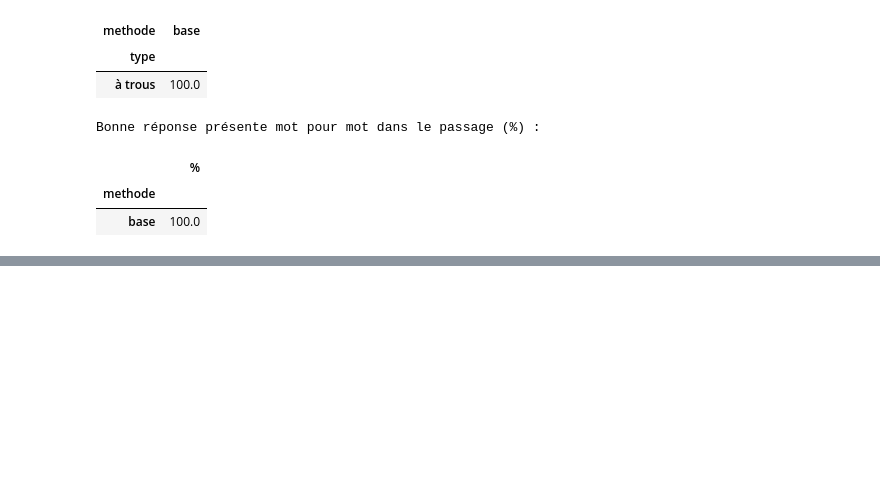
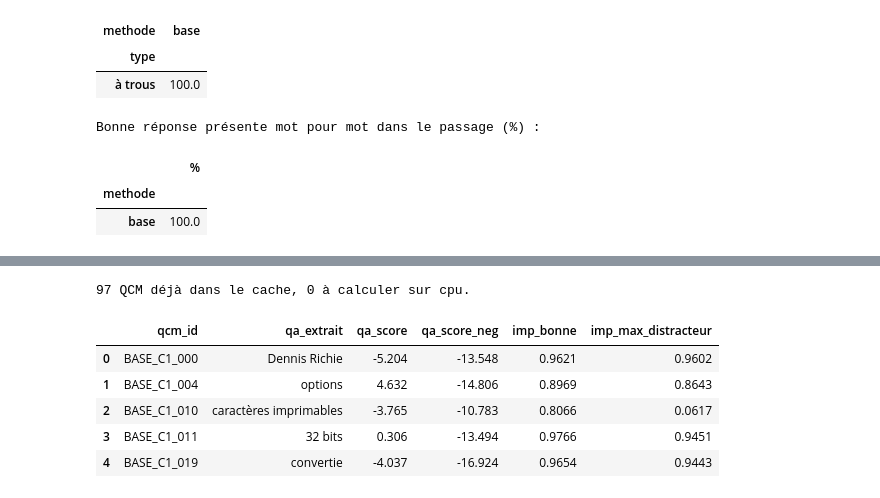
Before and after one commit to doaemalak/G-n-ration-de-QCM-avec-validation-automatique, a Jupyter notebook: notebooks/QCM_generation_validation.ipynb, the cells around one changed output, grey strips where cells are left out. Cells and saved outputs as stored; diff of their text form; code cells hidden in the pictures; blank space fills up the shorter version.

```diff
--- a/notebooks/QCM_generation_validation.ipynb
+++ b/notebooks/QCM_generation_validation.ipynb
@@ -1218,0 +1558,51 @@ Bonne réponse présente mot pour mot dans le passage (%) :
+# %%
+import time
+CACHE_VAL = CONFIG["qcm_dir"] / "scores_validateur.jsonl"
+signature = {"qa_model": CONFIG["qa_model"], "nli_model": CONFIG["nli_model"], "nli_k_phrases": CONFIG["nli_k_phrases"]}
+
+cache = {}
+if CACHE_VAL.exists():
+    for l in open(CACHE_VAL, encoding="utf-8"):
+        r = json.loads(l)
+        if r["signature"] == signature:
+            cache[r["qcm_id"]] = r
+
+ids_par_cours = df_pass.groupby("cours_id")["passage_id"].apply(list).to_dict()
+def passage_negatif(q: dict) -> str:
+    # Passage d'un AUTRE cours, choisi de façon reproductible (graine = seed + identifiant du QCM)
+    autres = [p for c, ids in ids_par_cours.items() if c != q["cours_id"] for p in ids]
+    return texte_de[random.Random(f"{CONFIG['seed']}-{q['qcm_id']}").choice(autres)]
+
+a_calculer = [q for q in tous_qcm if q["qcm_id"] not in cache]
+print(f"{len(tous_qcm) - len(a_calculer)} QCM déjà dans le cache, {len(a_calculer)} à calculer sur {DEVICE}.")
+t0 = time.time()
+for n, q in enumerate(a_calculer, 1):
+    passage = texte_de[q["passage_id"]]
+    extrait, score = qa_repondre(q["question"], passage)
+    _, score_neg = qa_repondre(q["question"], passage_negatif(q))
+    cache[q["qcm_id"]] = {"qcm_id": q["qcm_id"], "signature": signature, "qa_extrait": extrait,
+                          "qa_score": round(score, 3), "qa_score_neg": round(score_neg, 3),
+                          "implication": implication_options(q, passage)}
+    if n % 25 == 0 or n == len(a_calculer):
+        print(f"  {n}/{len(a_calculer)} ({time.time() - t0:.0f} s)")
+if a_calculer:
+    with open(CACHE_VAL, "w", encoding="utf-8") as f:
+        for r in cache.values():
+            f.write(json.dumps(r, ensure_ascii=False) + "\n")
+
+df_val = pd.DataFrame([{"qcm_id": q["qcm_id"], "methode": q["methode"], "cours_id": q["cours_id"],
+                        "index_correct": q["index_correct"], **cache[q["qcm_id"]]} for q in tous_qcm])
+imp = np.array(df_val["implication"].tolist())                  # (n_QCM, 4)
+c = df_val["index_correct"].to_numpy()
+df_val["imp_bonne"] = imp[np.arange(len(c)), c]
+df_val["imp_max_distracteur"] = np.where(np.eye(4, dtype=bool)[c], -1, imp).max(axis=1)
+df_val["option_preferee"] = imp.argmax(axis=1)
+df_val[["qcm_id", "qa_extrait", "qa_score", "qa_score_neg", "imp_bonne", "imp_max_distracteur"]].head()
+# %% [output]
+97 QCM déjà dans le cache, 0 à calculer sur cpu.
+|  | qcm_id | qa_extrait | qa_score | qa_score_neg | imp_bonne | imp_max_distracteur |
+| 0 | BASE_C1_000 | Dennis Richie | -5.204 | -13.548 | 0.9621 | 0.9602 |
+| 1 | BASE_C1_004 | options | 4.632 | -14.806 | 0.8969 | 0.8643 |
+| 2 | BASE_C1_010 | caractères imprimables | -3.765 | -10.783 | 0.8066 | 0.0617 |
+| 3 | BASE_C1_011 | 32 bits | 0.306 | -13.494 | 0.9766 | 0.9451 |
+| 4 | BASE_C1_019 | convertie | -4.037 | -16.924 | 0.9654 | 0.9443 |
```
Also changed, not shown: parts of 32 cells of this notebook, 5 other files.
